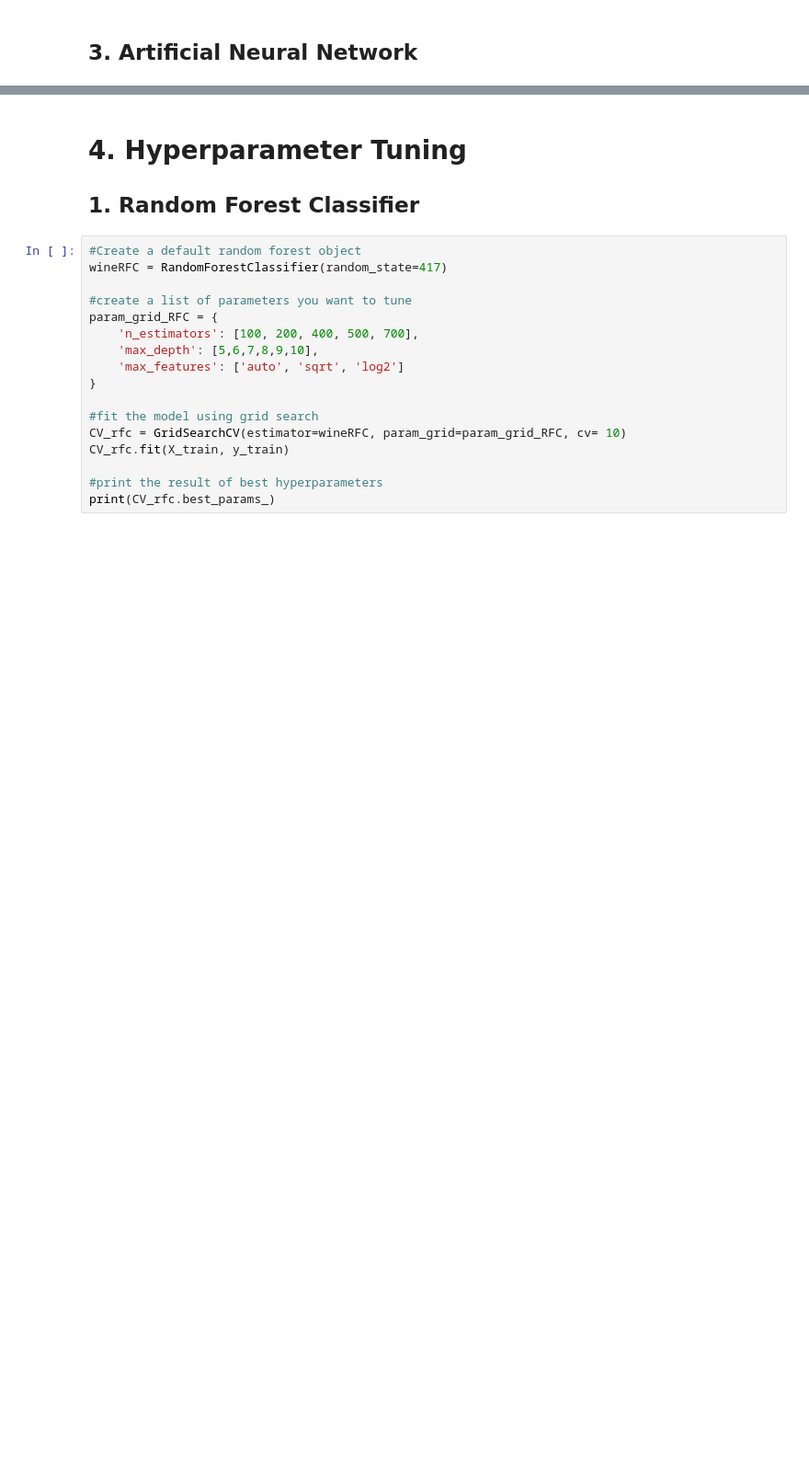
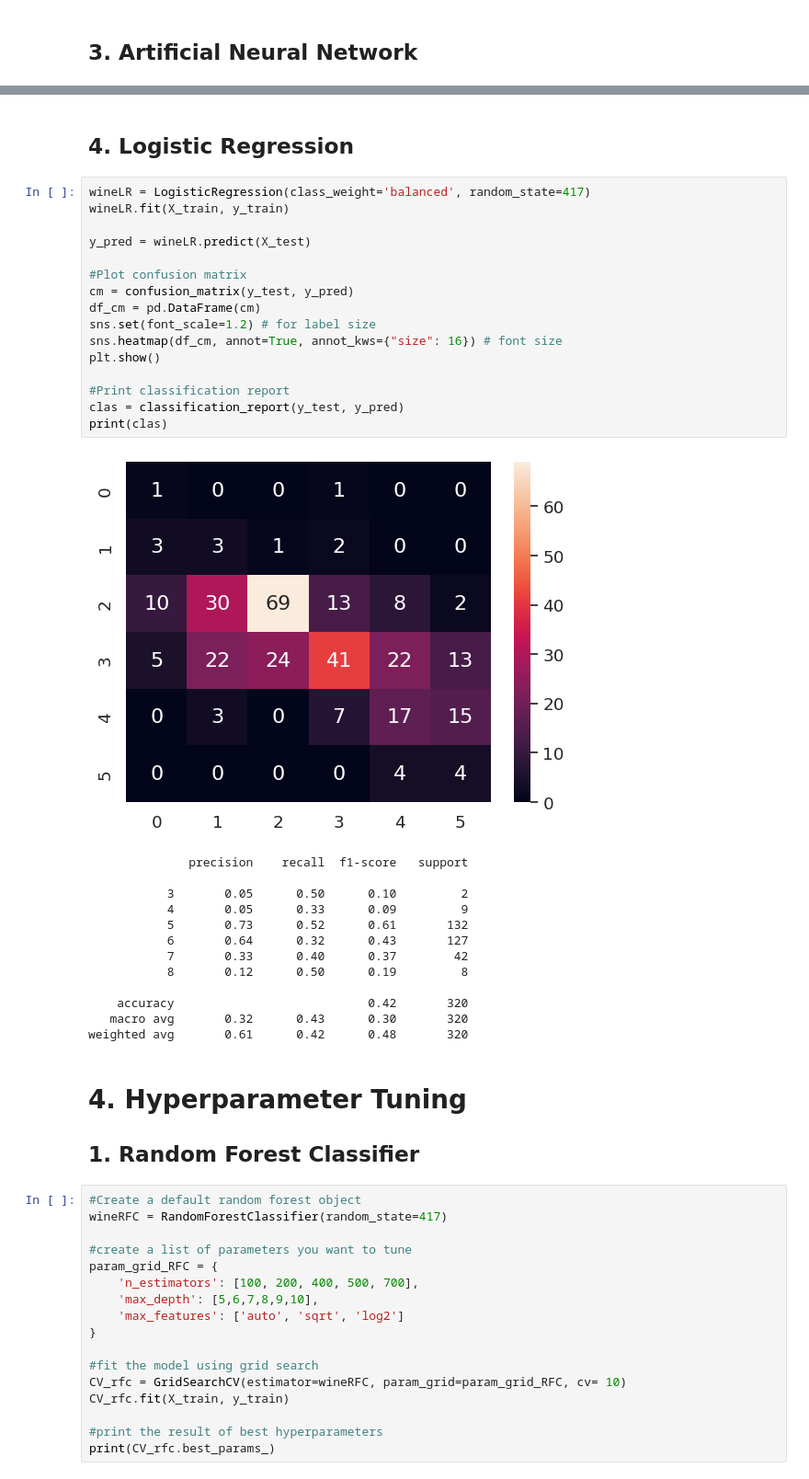
Before and after one commit to bendjko/ESE-417-Final-Project, a Jupyter notebook: FinalProject.ipynb, the cells around one changed output, grey strips where cells are left out. Shown at 92% size. Drawn from its saved outputs; the diff is of its cells as text; blank space fills up the shorter version.

```diff
--- a/FinalProject.ipynb
+++ b/FinalProject.ipynb
@@ -326,3 +372,35 @@ print(clas)
+# %% [markdown]
+## 4. Logistic Regression
+# %%
+wineLR = LogisticRegression(class_weight='balanced', random_state=417)
+wineLR.fit(X_train, y_train)
+
+y_pred = wineLR.predict(X_test)
+
+#Plot confusion matrix
+cm = confusion_matrix(y_test, y_pred)
+df_cm = pd.DataFrame(cm)
+sns.set(font_scale=1.2) # for label size
+sns.heatmap(df_cm, annot=True, annot_kws={"size": 16}) # font size
+plt.show()
+
+#Print classification report
+clas = classification_report(y_test, y_pred)
+print(clas)
+# %% [output]
+[figure, added]
+              precision    recall  f1-score   support
+
+           3       0.05      0.50      0.10         2
+           4       0.05      0.33      0.09         9
+           5       0.73      0.52      0.61       132
+           6       0.64      0.32      0.43       127
+           7       0.33      0.40      0.37        42
+           8       0.12      0.50      0.19         8
+
+    accuracy                           0.42       320
+   macro avg       0.32      0.43      0.30       320
+weighted avg       0.61      0.42      0.48       320
 # %% [markdown]
 # 4. Hyperparameter Tuning
 
```
Also changed, not shown: parts of 10 cells of this notebook.
